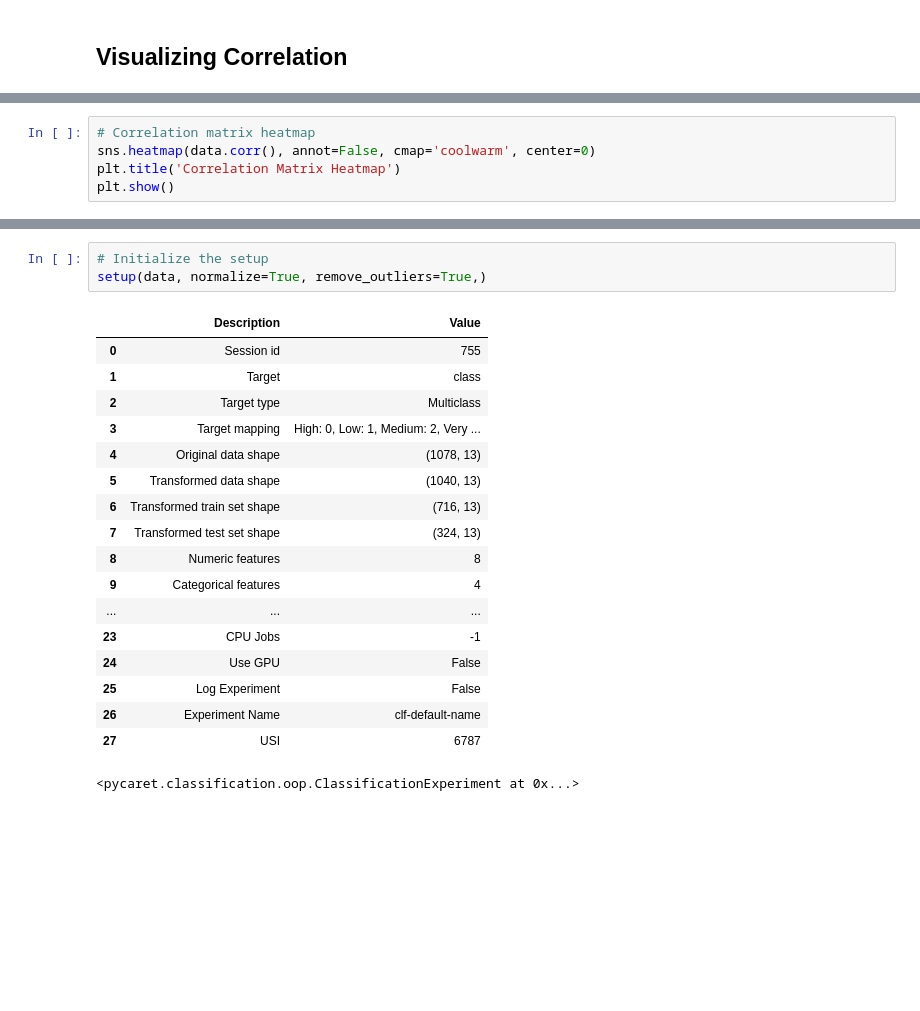
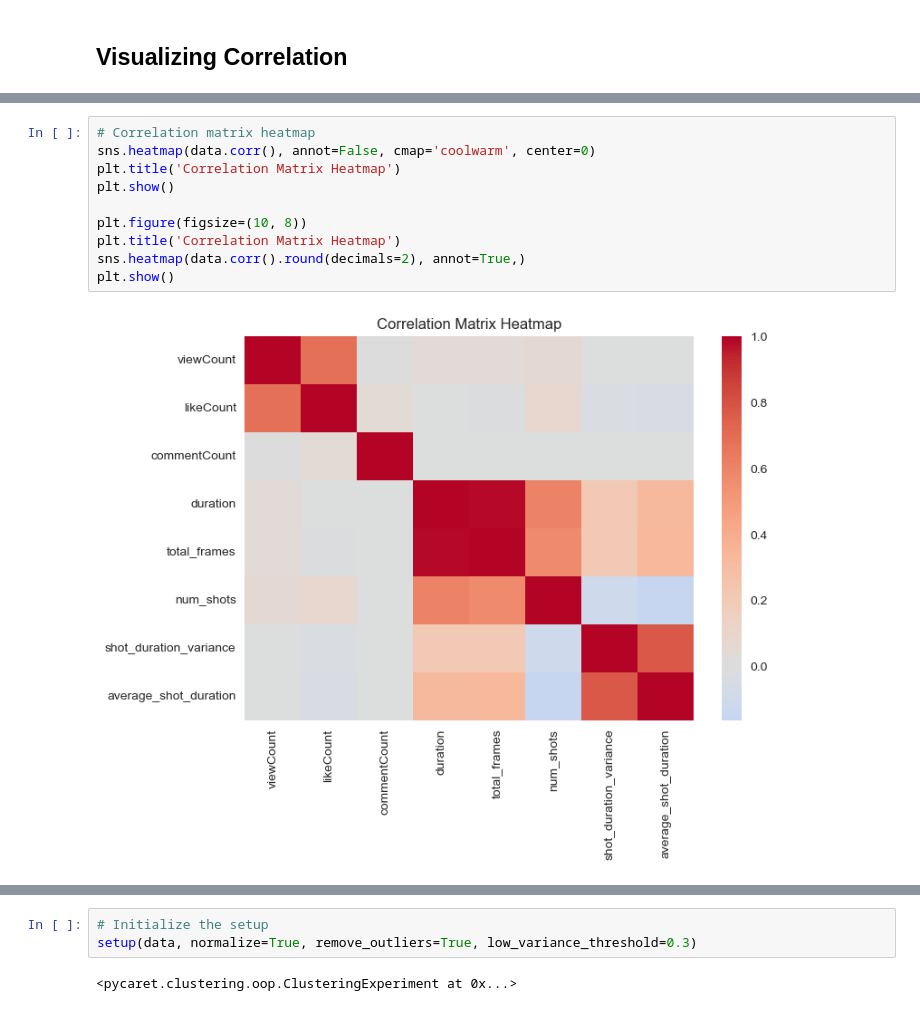
Before and after one commit to raulduk3/video-editing-trends, a Jupyter notebook: notebooks/exploratory_analysis.ipynb, the cells around one changed output, grey strips where cells are left out. Drawn from its saved outputs; the diff is of its cells as text; blank space fills up the shorter version.

```diff
--- a/notebooks/exploratory_analysis.ipynb
+++ b/notebooks/exploratory_analysis.ipynb
@@ -42,5 +51,12 @@ data
 # %%
 # Correlation matrix heatmap
 sns.heatmap(data.corr(), annot=False, cmap='coolwarm', center=0)
 plt.title('Correlation Matrix Heatmap')
 plt.show()
+
+plt.figure(figsize=(10, 8))
+plt.title('Correlation Matrix Heatmap')
+sns.heatmap(data.corr().round(decimals=2), annot=True,)
+plt.show()
+# %% [output]
+[figure, added]
@@ -47,24 +64,7 @@ plt.show()
 # %%
 # Initialize the setup
-setup(data, normalize=True, remove_outliers=True,)
+setup(data, normalize=True, remove_outliers=True, low_variance_threshold=0.3)
 # %% [output]
-|  | Description | Value |
-| 0 | Session id | 755 |
-| 1 | Target | class |
-| 2 | Target type | Multiclass |
-| 3 | Target mapping | High: 0, Low: 1, Medium: 2, Very ... |
-| 4 | Original data shape | (1078, 13) |
-| 5 | Transformed data shape | (1040, 13) |
-| 6 | Transformed train set shape | (716, 13) |
-| 7 | Transformed test set shape | (324, 13) |
-| 8 | Numeric features | 8 |
-| 9 | Categorical features | 4 |
-| ... | ... | ... |
-| 23 | CPU Jobs | -1 |
-| 24 | Use GPU | False |
-| 25 | Log Experiment | False |
-| 26 | Experiment Name | clf-default-name |
-| 27 | USI | 6787 |
-<pycaret.classification.oop.ClassificationExperiment at 0x...>
+<pycaret.clustering.oop.ClusteringExperiment at 0x...>
 # %%
 # Create the model using the best algorithm
```
Also changed, not shown: parts of 6 cells of this notebook, 6 other files.
